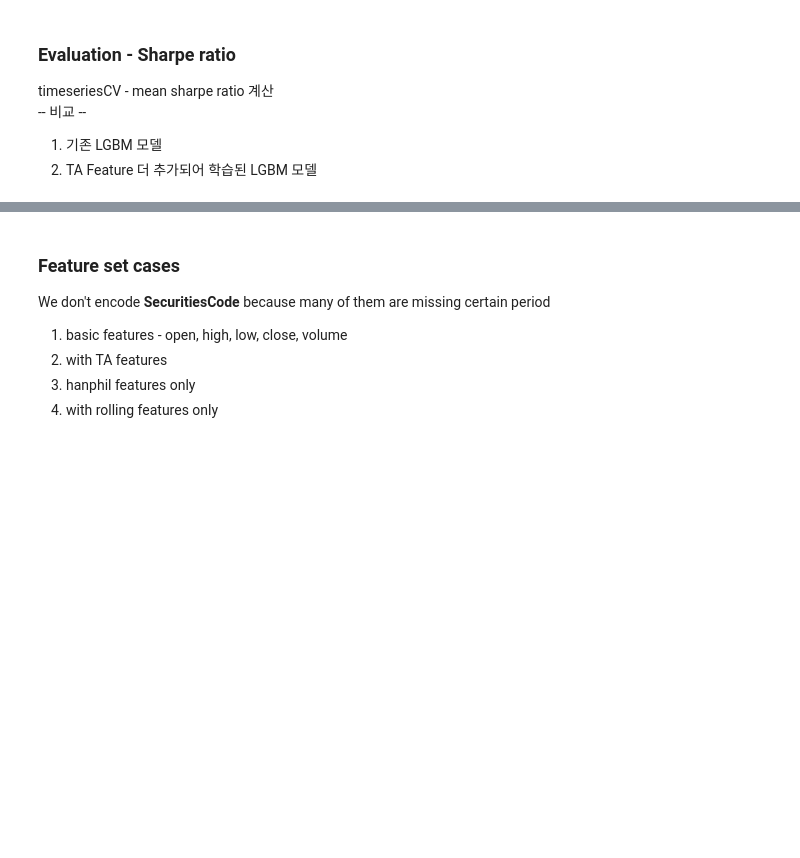
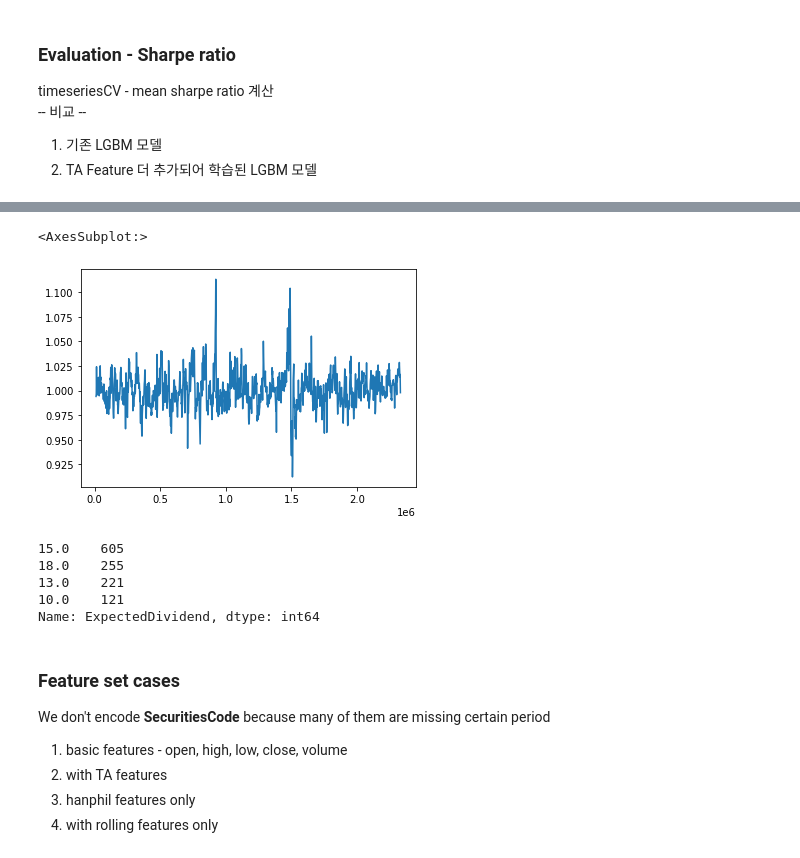
Before and after one commit to hoeen/kaggle, a Jupyter notebook: JPX-prediction/jpx-training-evaluation-case-tested.ipynb, the cells around one changed output, grey strips where cells are left out. Drawn from its saved outputs; the diff is of its cells as text; code cells hidden in the pictures; blank space fills up the shorter version.

```diff
--- a/JPX-prediction/jpx-training-evaluation-case-tested.ipynb
+++ b/JPX-prediction/jpx-training-evaluation-case-tested.ipynb
@@ -1038,3 +1061,16 @@ def calc_spread_return_sharpe(df: pd.DataFrame, portfolio_size: int = 200, topra
+# %%
+(ta.EMA(df_1377_added['Close'], 7)/df_1377_added['Close']).plot()
+# %% [output]
+<AxesSubplot:>
+[figure, added]
+# %%
+df_1377_added['ExpectedDividend'].value_counts()
+# %% [output]
+15.0    605
+18.0    255
+13.0    221
+10.0    121
+Name: ExpectedDividend, dtype: int64
 # %%
 # test : calculate sharpe ratio over train period
 # 결과로 Date, target, rank를 붙인 df를 반환한다.
```
Also changed, not shown: parts of 24 cells of this notebook.
